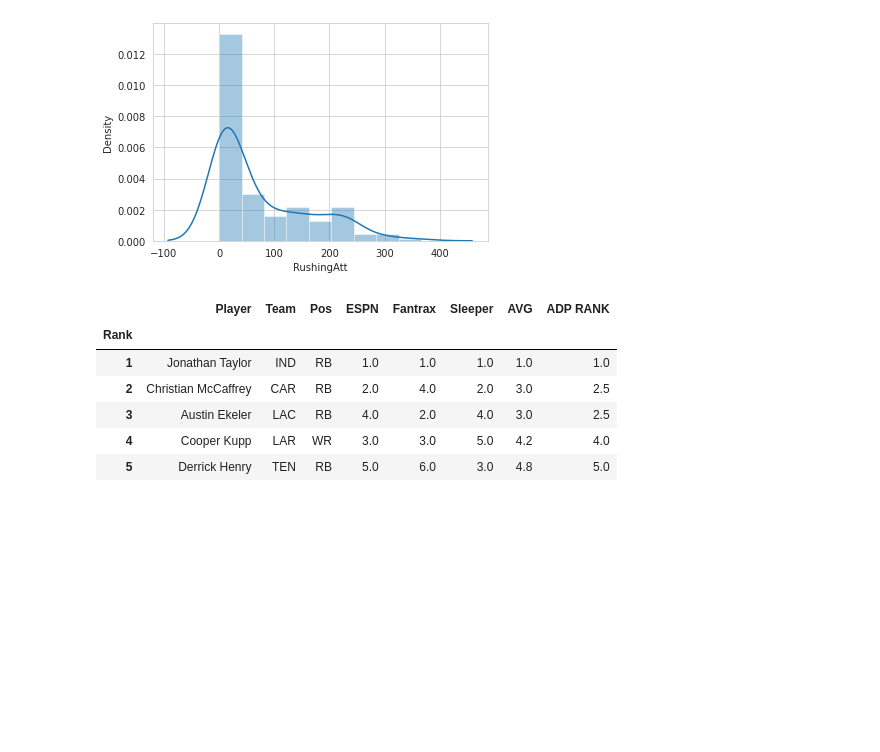
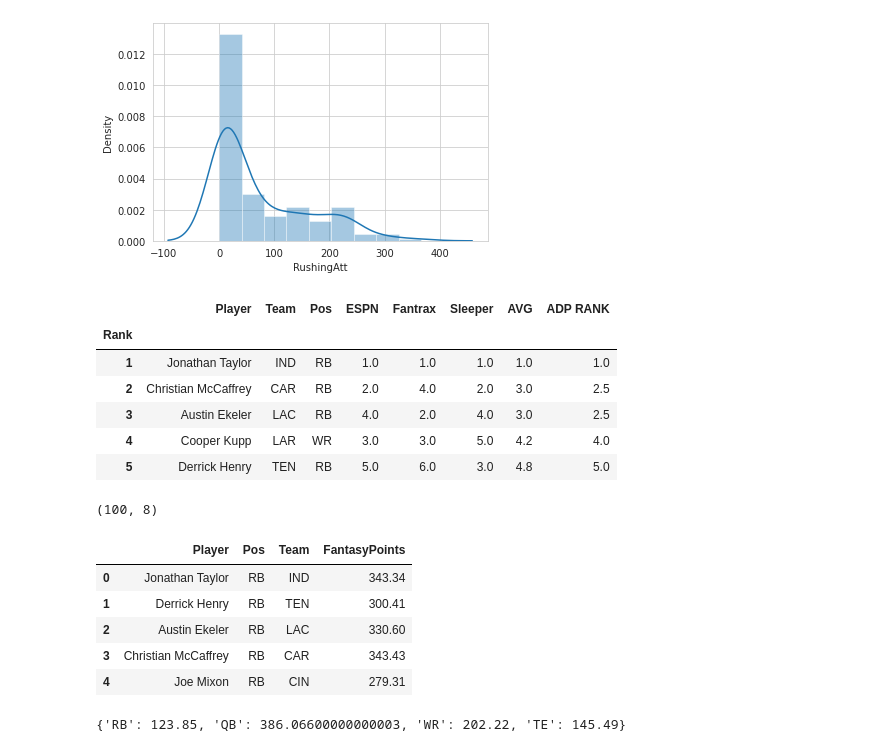
Before and after one commit to oldgreg07/Journey-to-the-Center-of-Python, a Jupyter notebook: ExploringPandas.ipynb, the cells around one changed output. Drawn from its saved outputs; the diff is of its cells as text; code cells hidden in the pictures; blank space fills up the shorter version.

```diff
--- a/ExploringPandas.ipynb
+++ b/ExploringPandas.ipynb
@@ -122,3 +122,45 @@ adp_df.head()
 | 3 | Austin Ekeler | LAC | RB | 4.0 | 2.0 | 4.0 | 3.0 | 2.5 |
 | 4 | Cooper Kupp | LAR | WR | 3.0 | 3.0 | 5.0 | 4.2 | 4.0 |
 | 5 | Derrick Henry | TEN | RB | 5.0 | 6.0 | 3.0 | 4.8 | 5.0 |
+# %%
+adp_df_cutoff = adp_df[:100]
+
+print(adp_df_cutoff.shape)
+
+replacement_players = {
+    'RB': '',
+    'QB': '',
+    'WR': '',
+    'TE': ''
+}
+
+for _, row in adp_df_cutoff.iterrows():
+
+      position = row['Pos'] # extract out the position and player value from each row as we loop through it
+      player = row['Player']
+
+      if position in replacement_players: # if the position is in the dict's keys
+          replacement_players[position] = player # set that player as the replacement player
+
+df = df[['Player', 'Pos', 'Team', 'FantasyPoints']]
+df.head()
+# %% [output]
+(100, 8)
+|  | Player | Pos | Team | FantasyPoints |
+| 0 | Jonathan Taylor | RB | IND | 343.34 |
+| 1 | Derrick Henry | RB | TEN | 300.41 |
+| 2 | Austin Ekeler | RB | LAC | 330.60 |
+| 3 | Christian McCaffrey | RB | CAR | 343.43 |
+| 4 | Joe Mixon | RB | CIN | 279.31 |
+# %%
+replacement_values = {}
+
+for position, player_name in replacement_players.items():
+
+    player = df.loc[df['Player'] == player_name]
+
+    replacement_values[position] = player['FantasyPoints'].tolist()[0]
+
+print(replacement_values)
+# %% [output]
+{'RB': 123.85, 'QB': 386.06600000000003, 'WR': 202.22, 'TE': 145.49}
```
Also changed, not shown: parts of 2 cells of this notebook.
